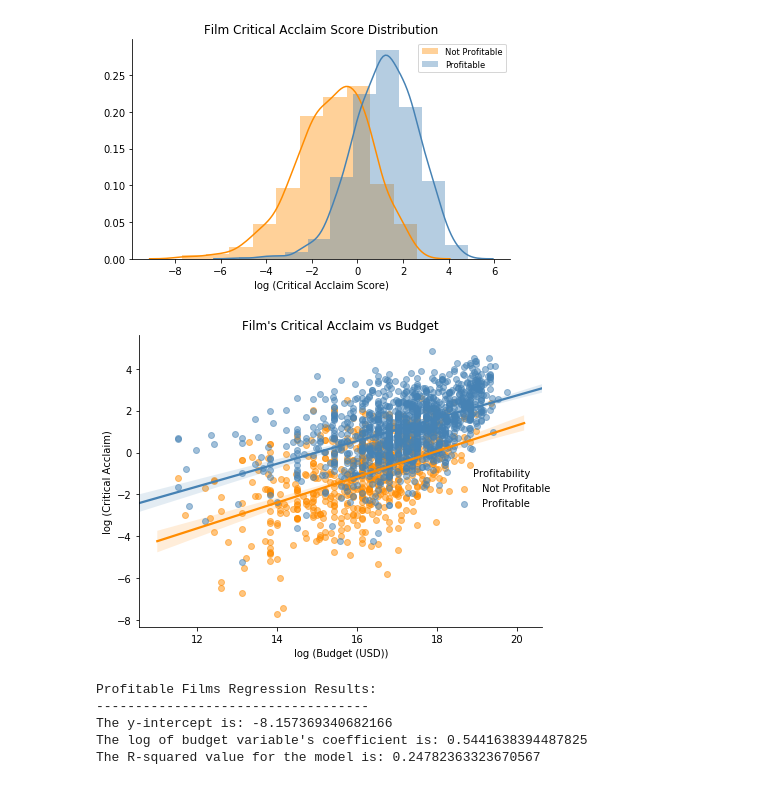
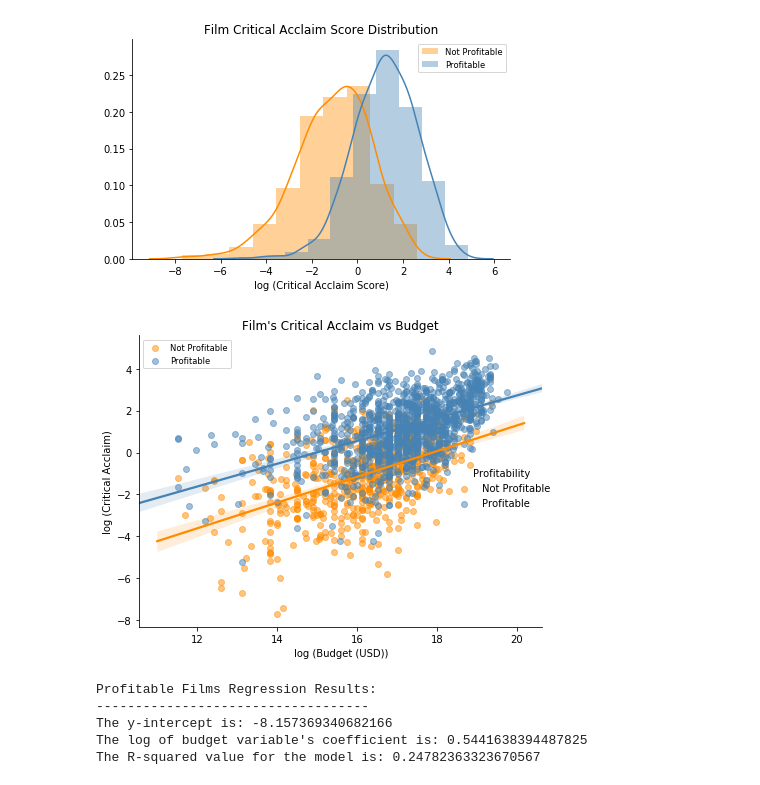
Before and after one commit to mileslucey/movies_success_analysis, a Jupyter notebook: analysis.ipynb, the cells around one changed output. Drawn from its saved outputs; the diff is of its cells as text; code cells hidden in the pictures.

Commit message:
graph changes

```diff
--- a/analysis.ipynb
+++ b/analysis.ipynb
@@ -367,20 +367,21 @@ plt.show()
 # %%
 # CREATE SCATTER PLOT THAT SHOWS THE RELATIONSHIP BETWEEN BUDGET AND CRITICAL ACCLAIM FOR BOTH PROFITABLE AND UNPROFITABLE FILMS
 
 # Create a scatter plot to check if log budget impacts log critical acclaim
 sns.lmplot(x="log Budget", y="log Critical Acclaim",hue = "Profitability",data=new_movies_df,scatter_kws={'alpha':0.5},hue_order=["Not Profitable","Profitable"],palette={"Not Profitable" : "darkorange","Profitable" : "steelblue"})
 
 # Chart labels and formatting
 plt.xlabel("log (Budget (USD))")
 plt.ylabel("log (Critical Acclaim)")
 plt.title("Film's Critical Acclaim vs Budget")
+plt.legend(fontsize="small", loc = "upper left")
 plt.tight_layout()
 
 # Show chart and save
 plt.savefig("Figures/regression_analysis_logcriticalacclaim_logbudget.png")
 plt.show()
 # %% [output]
-[figure, old version]
+[figure, new version]
 # %%
 # Define variables to be used in the profitable films regression analysis
 x_profitable = profitable_movies["log Budget"].values
```
Also changed, not shown: 1 other file.
